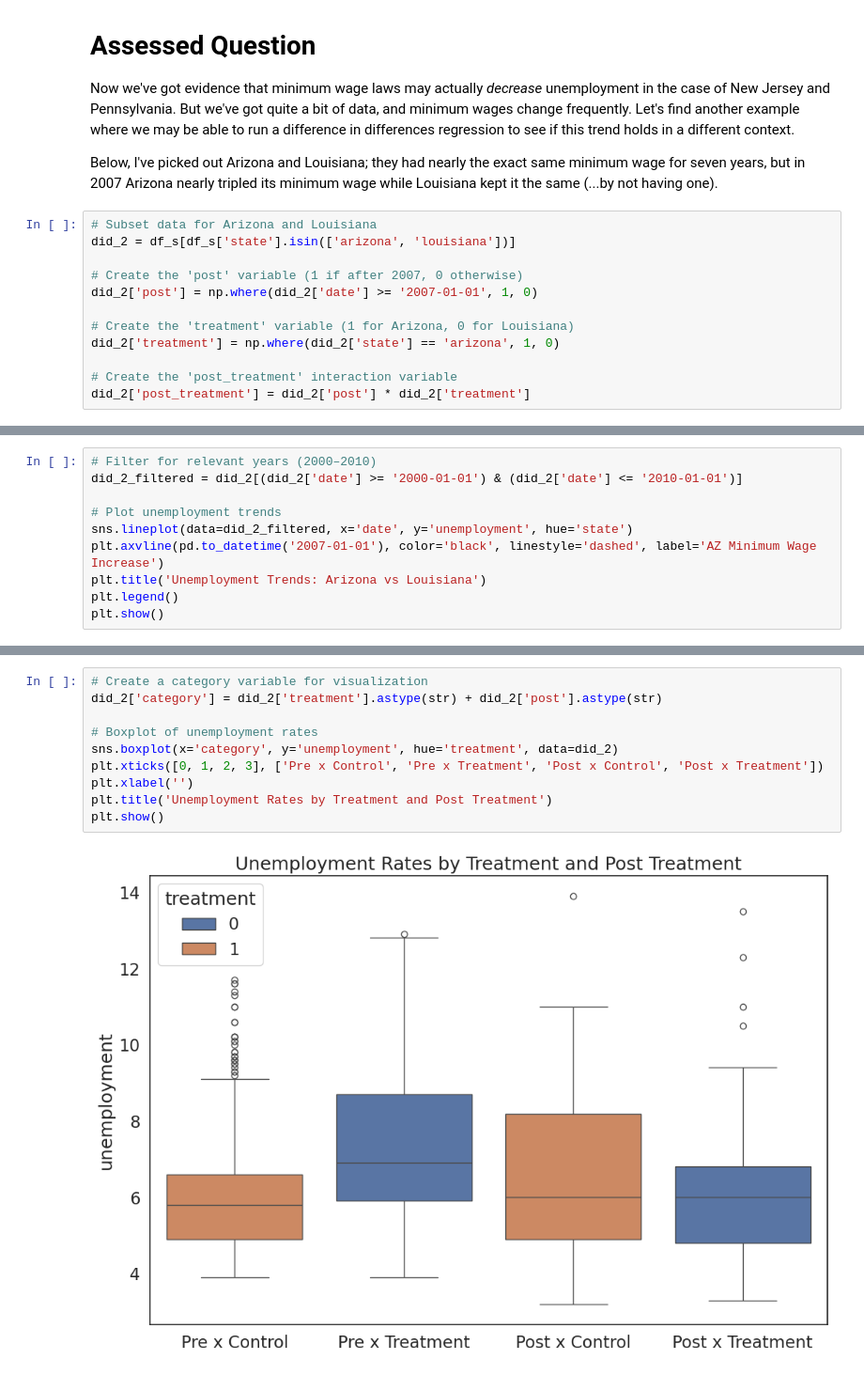
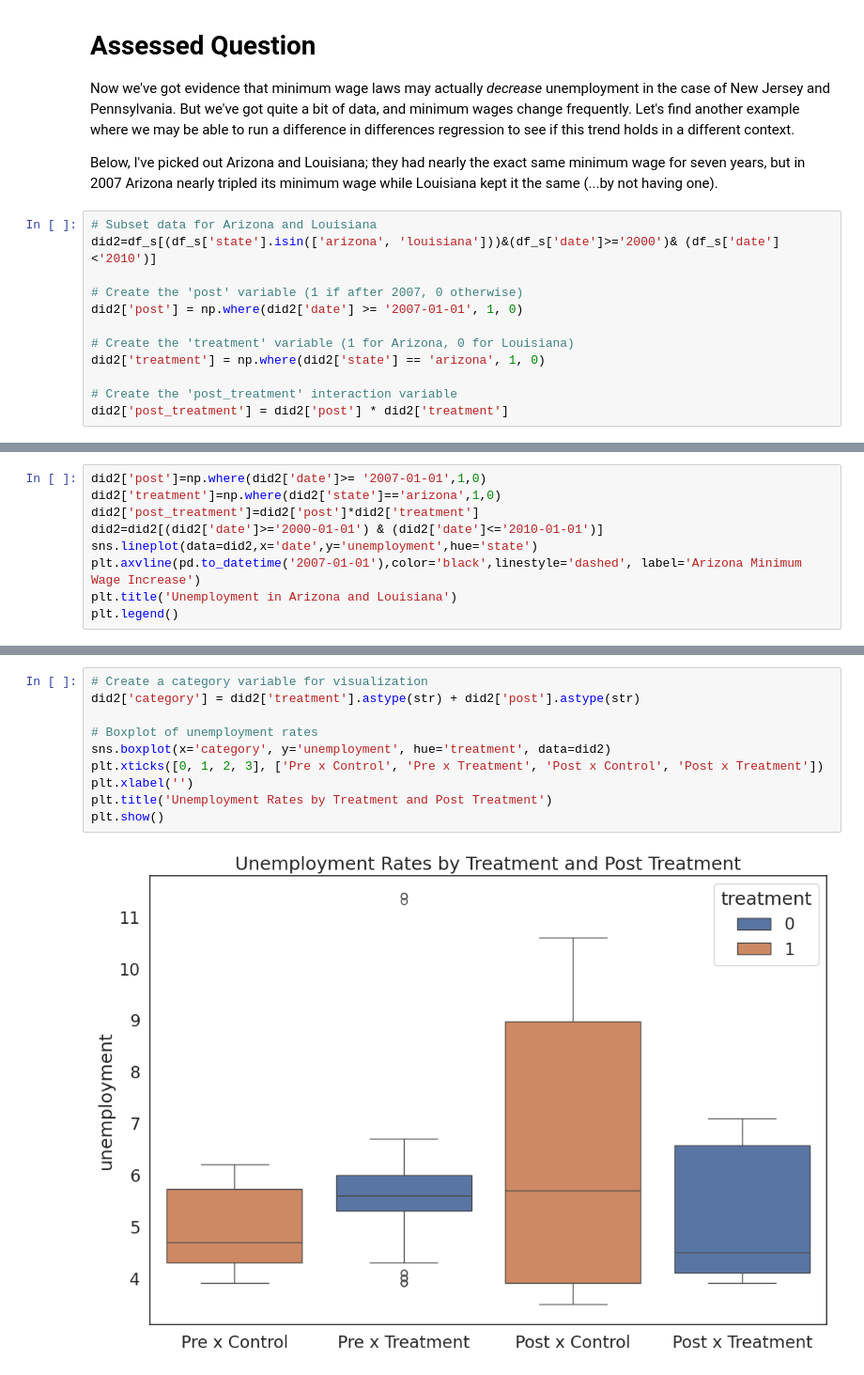
Before and after one commit to LYK0608/My-QM2, a Jupyter notebook: notebooks/W08. Diff_in_Diff.ipynb, the cells around one changed output, grey strips where cells are left out. Shown at 94% size. Drawn from its saved outputs; the diff is of its cells as text.

```diff
--- a/notebooks/W08. Diff_in_Diff.ipynb
+++ b/notebooks/W08. Diff_in_Diff.ipynb
@@ -587,15 +587,15 @@ Now we've got evidence that minimum wage laws may actually *decrease* unemployme
 Below, I've picked out Arizona and Louisiana; they had nearly the exact same minimum wage for seven years, but in 2007 Arizona nearly tripled its minimum wage while Louisiana kept it the same (...by not having one).
 # %%
 # Subset data for Arizona and Louisiana
-did_2 = df_s[df_s['state'].isin(['arizona', 'louisiana'])]
+did2=df_s[(df_s['state'].isin(['arizona', 'louisiana']))&(df_s['date']>='2000')& (df_s['date']<'2010')]
 
 # Create the 'post' variable (1 if after 2007, 0 otherwise)
-did_2['post'] = np.where(did_2['date'] >= '2007-01-01', 1, 0)
+did2['post'] = np.where(did2['date'] >= '2007-01-01', 1, 0)
 
 # Create the 'treatment' variable (1 for Arizona, 0 for Louisiana)
-did_2['treatment'] = np.where(did_2['state'] == 'arizona', 1, 0)
+did2['treatment'] = np.where(did2['state'] == 'arizona', 1, 0)
 
 # Create the 'post_treatment' interaction variable
-did_2['post_treatment'] = did_2['post'] * did_2['treatment']
+did2['post_treatment'] = did2['post'] * did2['treatment']
 # %%
 # Plot minimum wage trends
@@ -604,13 +604,12 @@ fig.show()
 # %% [output]
 [interactive output not drawn]
 # %%
-# Filter for relevant years (2000–2010)
-did_2_filtered = did_2[(did_2['date'] >= '2000-01-01') & (did_2['date'] <= '2010-01-01')]
-
-# Plot unemployment trends
-sns.lineplot(data=did_2_filtered, x='date', y='unemployment', hue='state')
-plt.axvline(pd.to_datetime('2007-01-01'), color='black', linestyle='dashed', label='AZ Minimum Wage Increase')
-plt.title('Unemployment Trends: Arizona vs Louisiana')
+did2['post']=np.where(did2['date']>= '2007-01-01',1,0)
+did2['treatment']=np.where(did2['state']=='arizona',1,0)
+did2['post_treatment']=did2['post']*did2['treatment']
+did2=did2[(did2['date']>='2000-01-01') & (did2['date']<='2010-01-01')]
+sns.lineplot(data=did2,x='date',y='unemployment',hue='state')
+plt.axvline(pd.to_datetime('2007-01-01'),color='black',linestyle='dashed', label='Arizona Minimum Wage Increase')
+plt.title('Unemployment in Arizona and Louisiana')
 plt.legend()
-plt.show()
 # %% [output]
@@ -618,12 +618,12 @@ plt.show()
 # %%
 # Create a category variable for visualization
-did_2['category'] = did_2['treatment'].astype(str) + did_2['post'].astype(str)
+did2['category'] = did2['treatment'].astype(str) + did2['post'].astype(str)
 
 # Boxplot of unemployment rates
-sns.boxplot(x='category', y='unemployment', hue='treatment', data=did_2)
+sns.boxplot(x='category', y='unemployment', hue='treatment', data=did2)
 plt.xticks([0, 1, 2, 3], ['Pre x Control', 'Pre x Treatment', 'Post x Control', 'Post x Treatment'])
 plt.xlabel('')
 plt.title('Unemployment Rates by Treatment and Post Treatment')
 plt.show()
 # %% [output]
-[figure, old version]
+[figure, new version]
```
Also changed, not shown: parts of 10 cells of this notebook.
